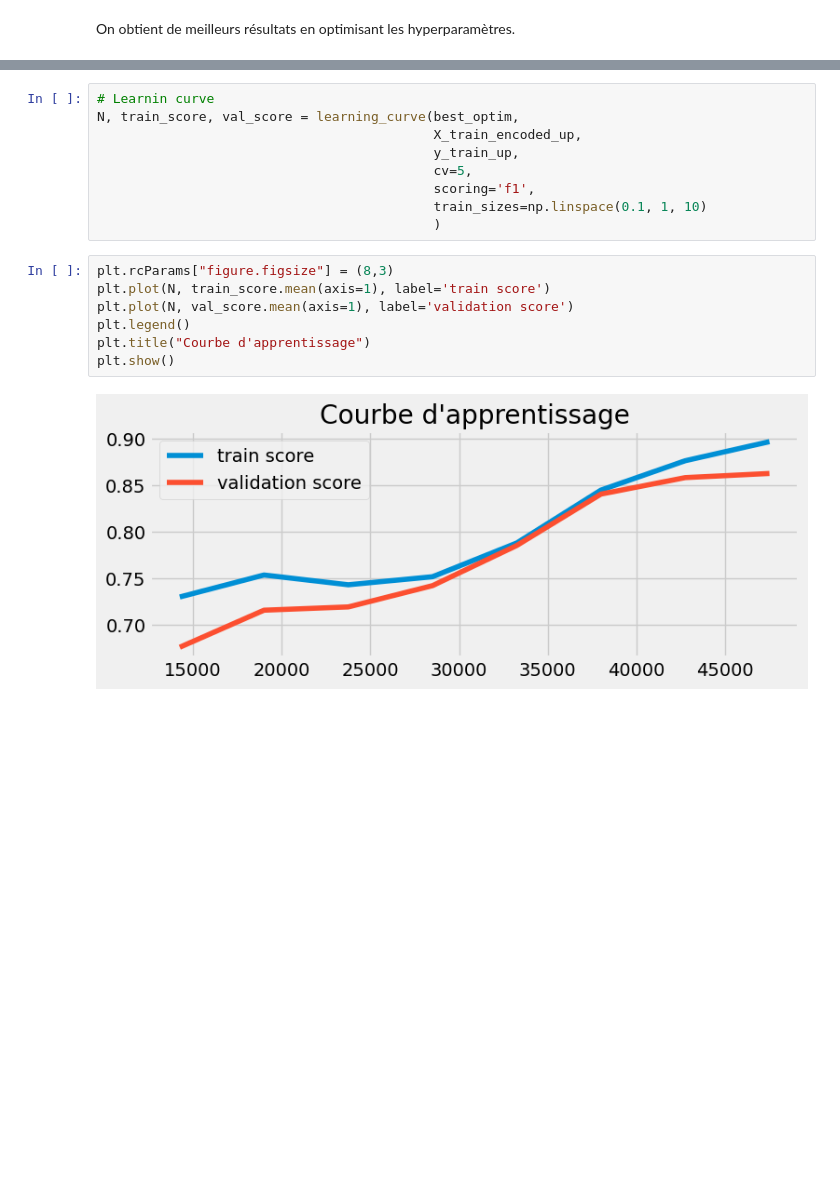
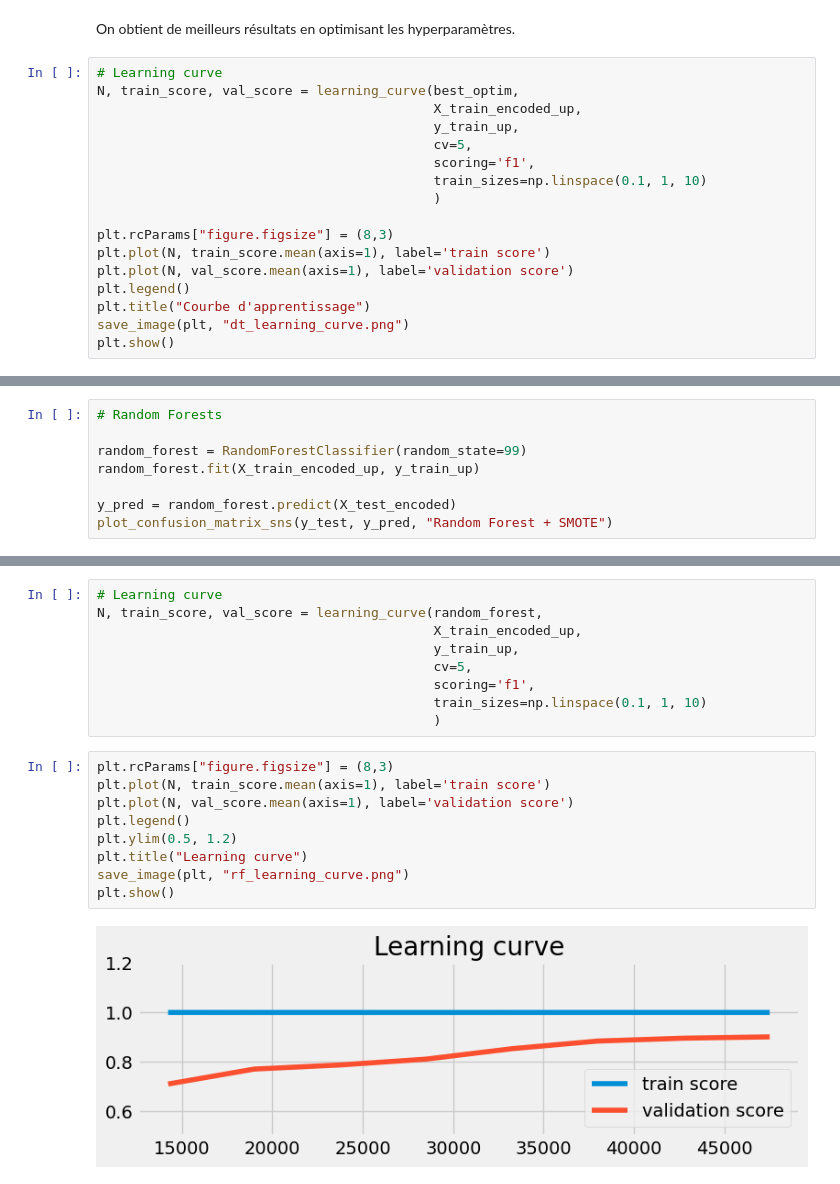
Before and after one commit to jrafei/income-prediction, a Jupyter notebook: notebooks/models_random_forests.ipynb, the cells around one changed output, grey strips where cells are left out. Saved outputs shown, nothing was run; the diff lists cells and outputs as text; blank space fills up the shorter version.

Commit message:
random_forest

```diff
--- a/notebooks/models_random_forests.ipynb
+++ b/notebooks/models_random_forests.ipynb
@@ -520,2 +494,19 @@ Exactitude: 81.151509
 # %% [markdown]
 On obtient de meilleurs résultats en optimisant les hyperparamètres.
+# %%
+# Learning curve
+N, train_score, val_score = learning_curve(best_optim,
+                                           X_train_encoded_up,
+                                           y_train_up,
+                                           cv=5,
+                                           scoring='f1',
+                                           train_sizes=np.linspace(0.1, 1, 10)
+                                           )
+
+plt.rcParams["figure.figsize"] = (8,3)
+plt.plot(N, train_score.mean(axis=1), label='train score')
+plt.plot(N, val_score.mean(axis=1), label='validation score')
+plt.legend()
+plt.title("Courbe d'apprentissage")
+save_image(plt, "dt_learning_curve.png")
+plt.show()
@@ -521,0 +585,8 @@ On obtient de meilleurs résultats en optimisant les hyperparamètres.
+# %%
+# Random Forests
+
+random_forest = RandomForestClassifier(random_state=99)
+random_forest.fit(X_train_encoded_up, y_train_up)
+
+y_pred = random_forest.predict(X_test_encoded)
+plot_confusion_matrix_sns(y_test, y_pred, "Random Forest + SMOTE")
@@ -522,6 +615,6 @@ On obtient de meilleurs résultats en optimisant les hyperparamètres.
 # %%
-# Learnin curve
-N, train_score, val_score = learning_curve(best_optim,
+# Learning curve
+N, train_score, val_score = learning_curve(random_forest,
                                            X_train_encoded_up,
                                            y_train_up,
                                            cv=5,
@@ -531,9 +624,11 @@ N, train_score, val_score = learning_curve(best_optim,
 # %%
 plt.rcParams["figure.figsize"] = (8,3)
 plt.plot(N, train_score.mean(axis=1), label='train score')
 plt.plot(N, val_score.mean(axis=1), label='validation score')
 plt.legend()
-plt.title("Courbe d'apprentissage")
+plt.ylim(0.5, 1.2)
+plt.title("Learning curve")
+save_image(plt, "rf_learning_curve.png")
 plt.show()
 # %% [output]
-[figure, old version]
+[figure, new version]
```
Also changed, not shown: parts of 48 cells of this notebook, 32 other files.
